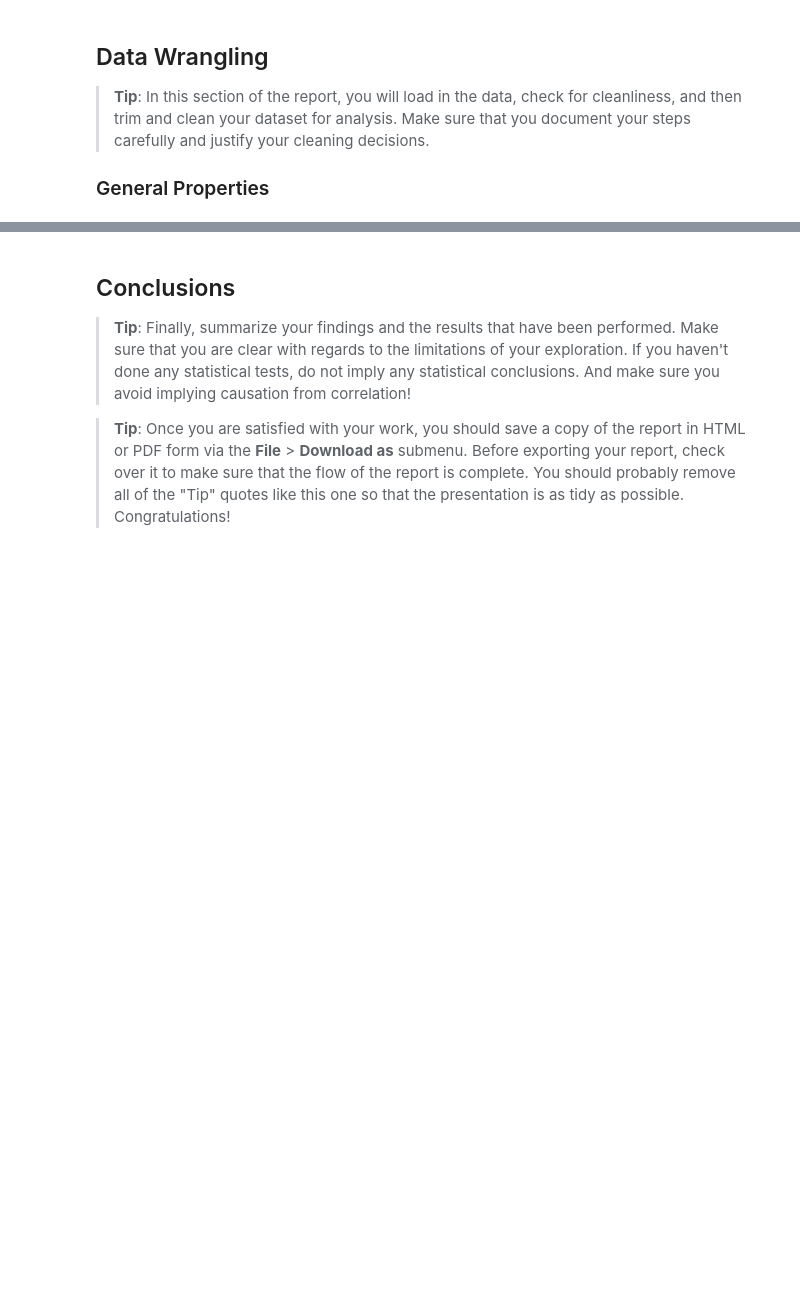
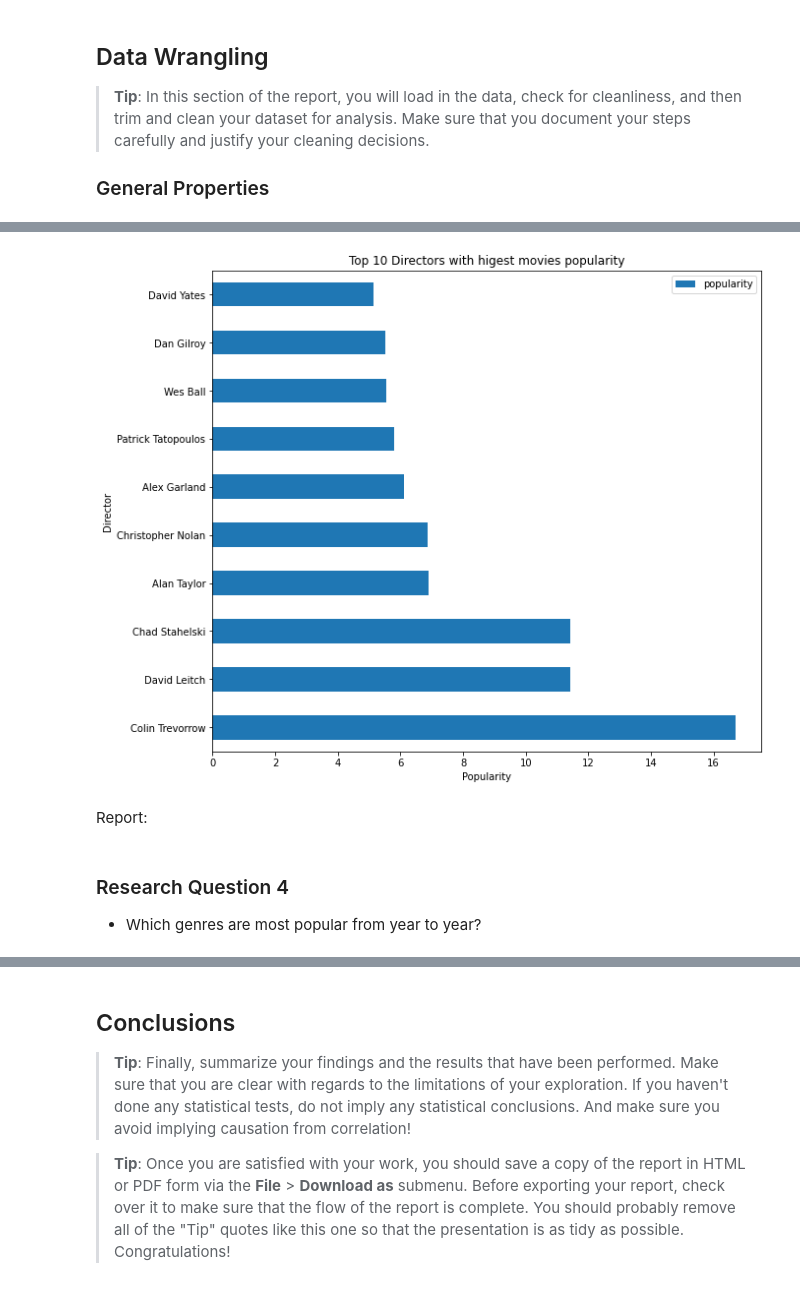
Before and after one commit to comsavvy/Movies-dataset-Analysis, a Jupyter notebook: investigate-a-dataset.ipynb, the cells around one changed output, grey strips where cells are left out. Cells and saved outputs as stored; diff of their text form; code cells hidden in the pictures; blank space fills up the shorter version.

```diff
--- a/investigate-a-dataset.ipynb
+++ b/investigate-a-dataset.ipynb
@@ -73,0 +194,2 @@ The details associated to each released movie is provided such as:
+# %%
+df.dropna(subset=['cast', 'director', 'genres', 'production_companies'], inplace=True)
@@ -89,0 +381,20 @@ The details associated to each released movie is provided such as:
+# %%
+def spilldown(column: str, include: str ='popularity'):
+    """
+        This function will spill the specified column which contains list in the dataframe downnward.
+
+        If include is set to None, the function will return a dataframe with spilled column without popularity.
+
+        include attribute can be modified to use other feature in the spilled dataframe
+    """
+    if include:
+        filldown = df[[column, include]].explode(column)
+        return filldown.groupby(column)[include]\
+                        .mean()\
+                        .sort_values(ascending=False)
+    else:
+        return df[[column]].explode(column)
+# %%
+director_pop = spilldown('director')
+
+director_pop.head(10)
@@ -89,0 +416,4 @@ The details associated to each released movie is provided such as:
+# %%
+# Top 10 directors with highest movies popularity
+top10_directors = pd.DataFrame(director_pop.head(10))
+top10_directors
@@ -89,0 +433,13 @@ The details associated to each released movie is provided such as:
+# %%
+fig, ax = plt.subplots(figsize=(10, 9))
+top10_directors.plot.barh(ax=ax);
+plt.ylabel('Director')
+plt.xlabel('Popularity')
+plt.title('Top 10 Directors with higest movies popularity');
+# %% [output]
+[figure, added]
+# %% [markdown]
+Report:
+# %% [markdown]
+###  Research Question 4
+- Which genres are most popular from year to year?
```
Also changed, not shown: parts of 69 cells of this notebook.
